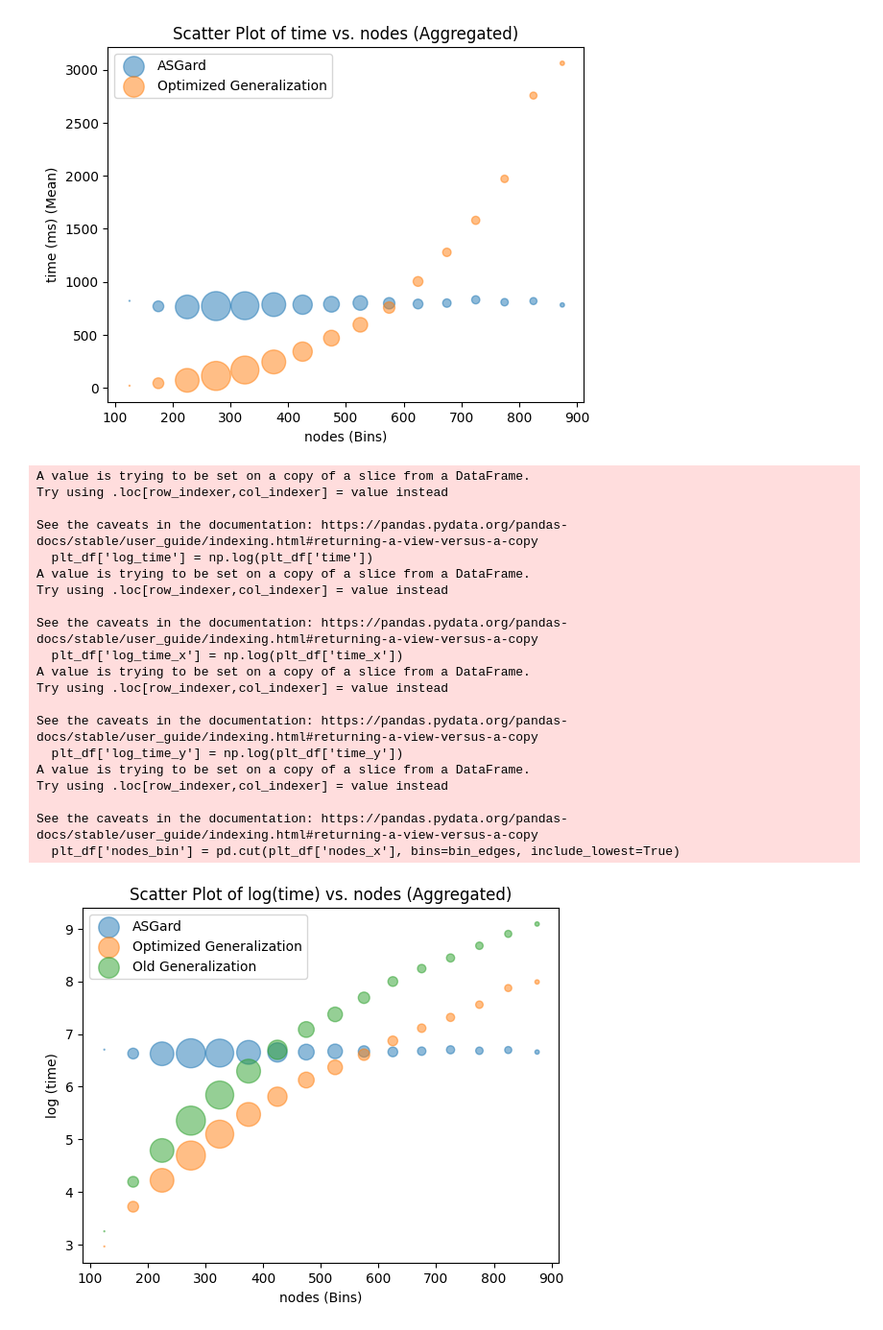
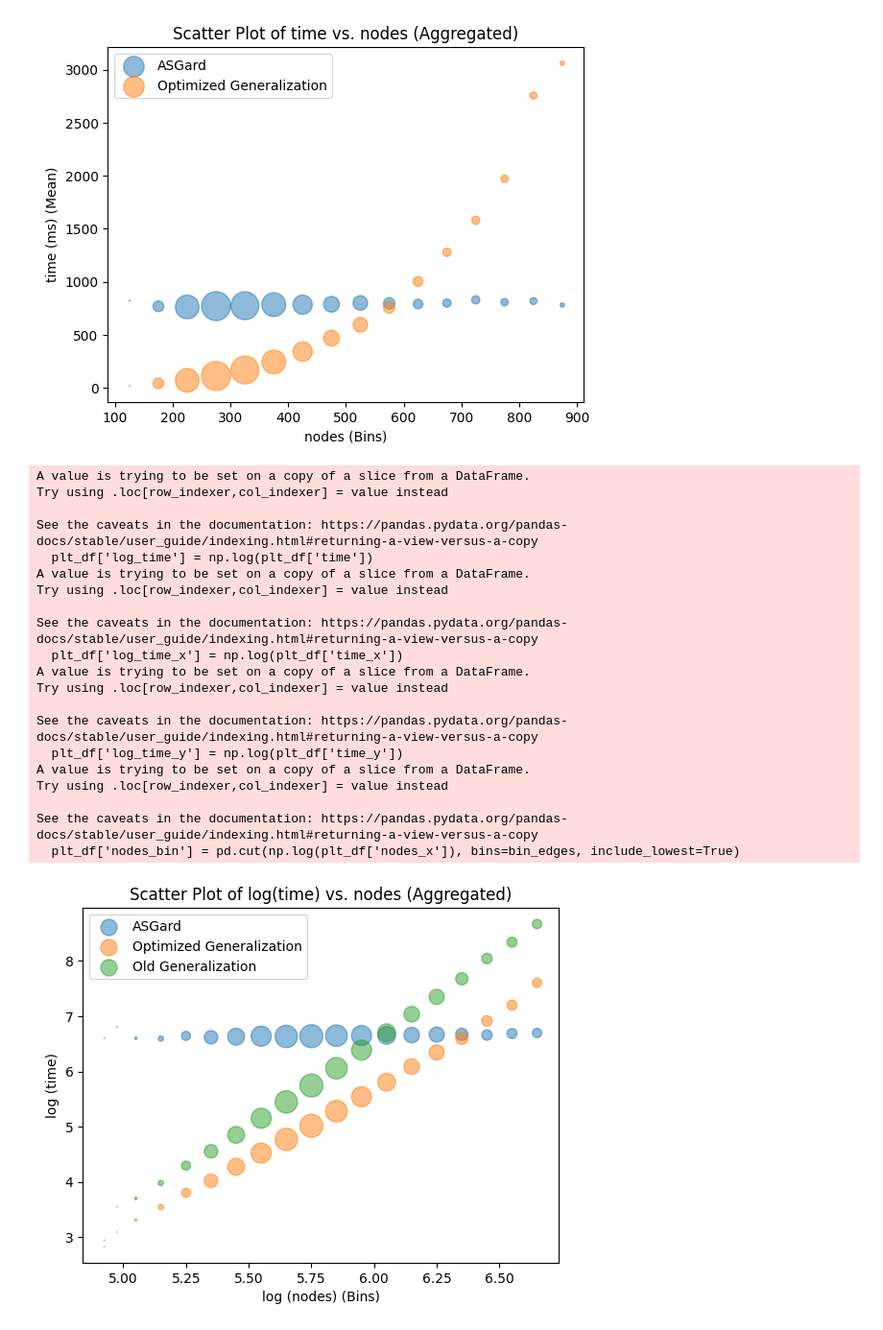
Before and after one commit to mreza-kiani/graph-generalization-algorithm, a Jupyter notebook: src/main/resources/scripts/performance/analyzer.ipynb, the cells around one changed output. Shown at 96% size. Cells and saved outputs as stored; diff of their text form; code cells hidden in the pictures.

```diff
--- a/src/main/resources/scripts/performance/analyzer.ipynb
+++ b/src/main/resources/scripts/performance/analyzer.ipynb
@@ -553,13 +554,15 @@ quantile = merged['nodes_x'].quantile(0.99)
 plt_df = merged[merged['nodes_x'] < quantile]
 
 # Define the bin edges for 'MetricA' range
-bin_edges = [0, 50, 100, 150, 200, 250, 300, 350, 400, 450, 500, 550, 600, 650, 700, 750, 800, 850, 900, 950, 1000]
+# bin_edges = [0, 50, 100, 150, 200, 250, 300, 350, 400, 450, 500, 550, 600, 650, 700, 750, 800, 850, 900, 950, 1000]
+# 4.941642 - 6.639876
+bin_edges = [4.9, 4.95, 5.0, 5.1, 5.2, 5.3, 5.4, 5.5, 5.6, 5.7, 5.8, 5.9, 6.0, 6.1, 6.2, 6.3, 6.4, 6.5, 6.6, 6.7]
 
 # Create a new column 'MetricA_bin' by binning 'MetricA' values
 plt_df['log_time'] = np.log(plt_df['time'])
 plt_df['log_time_x'] = np.log(plt_df['time_x'])
 plt_df['log_time_y'] = np.log(plt_df['time_y'])
-plt_df['nodes_bin'] = pd.cut(plt_df['nodes_x'], bins=bin_edges, include_lowest=True)
+plt_df['nodes_bin'] = pd.cut(np.log(plt_df['nodes_x']), bins=bin_edges, include_lowest=True)
 
 # Group the data by 'MetricA_bin' and calculate the mean of 'MetricB'
 grouped_1_data = plt_df.groupby('nodes_bin')['log_time'].mean().reset_index()
@@ -579,33 +582,33 @@ plt.scatter(grouped_1_data['nodes_bin_numeric'], grouped_1_data['log_time'], lab
 plt.scatter(grouped_2_data['nodes_bin_numeric'], grouped_2_data['log_time_y'], label='Optimized Generalization', s=grouped_2_data['weights'], alpha=0.5)
 plt.scatter(grouped_3_data['nodes_bin_numeric'], grouped_3_data['log_time_x'], label='Old Generalization', s=grouped_3_data['weights'], alpha=0.5)
 
 # Customize the plot
-plt.xlabel('nodes (Bins)')
+plt.xlabel('log (nodes) (Bins)')
 plt.ylabel('log (time)')
 plt.title('Scatter Plot of log(time) vs. nodes (Aggregated)')
 plt.legend()
 
 # Display the
 plt.show()
 # %% [output]
 A value is trying to be set on a copy of a slice from a DataFrame.
 Try using .loc[row_indexer,col_indexer] = value instead
 
 See the caveats in the documentation: https://pandas.pydata.org/pandas-docs/stable/user_guide/indexing.html#returning-a-view-versus-a-copy
   plt_df['log_time'] = np.log(plt_df['time'])
 A value is trying to be set on a copy of a slice from a DataFrame.
 Try using .loc[row_indexer,col_indexer] = value instead
 
 See the caveats in the documentation: https://pandas.pydata.org/pandas-docs/stable/user_guide/indexing.html#returning-a-view-versus-a-copy
   plt_df['log_time_x'] = np.log(plt_df['time_x'])
 A value is trying to be set on a copy of a slice from a DataFrame.
 Try using .loc[row_indexer,col_indexer] = value instead
 
 See the caveats in the documentation: https://pandas.pydata.org/pandas-docs/stable/user_guide/indexing.html#returning-a-view-versus-a-copy
   plt_df['log_time_y'] = np.log(plt_df['time_y'])
 A value is trying to be set on a copy of a slice from a DataFrame.
 Try using .loc[row_indexer,col_indexer] = value instead
 
 See the caveats in the documentation: https://pandas.pydata.org/pandas-docs/stable/user_guide/indexing.html#returning-a-view-versus-a-copy
-  plt_df['nodes_bin'] = pd.cut(plt_df['nodes_x'], bins=bin_edges, include_lowest=True)
+  plt_df['nodes_bin'] = pd.cut(np.log(plt_df['nodes_x']), bins=bin_edges, include_lowest=True)
-[figure, old version]
+[figure, new version]
```
Also changed, not shown: parts of 26 cells of this notebook, 2 other files.
